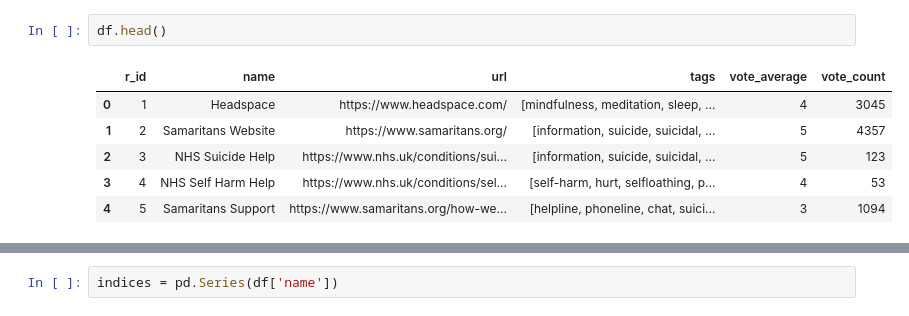
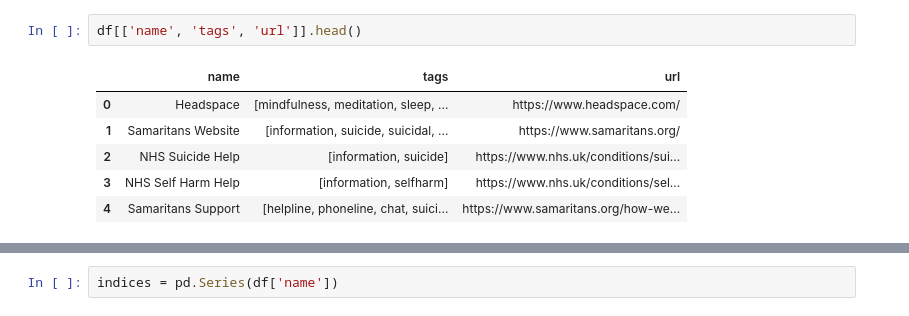
Before and after one commit to mahmedkhan/eleos, a Jupyter notebook: ResourceRecommendationEngine.ipynb, the cells around one changed output, grey strips where cells are left out. Drawn from its saved outputs; the diff is of its cells as text.

```diff
--- a/ResourceRecommendationEngine.ipynb
+++ b/ResourceRecommendationEngine.ipynb
@@ -7,9 +147,9 @@ df = pd.read_csv('resources.csv')
 # %%
-df.head()
+df[['name', 'tags', 'url']].head()
 # %% [output]
-|  | r_id | name | url | tags | vote_average | vote_count |
-| 0 | 1 | Headspace | https://www.headspace.com/ | [mindfulness, meditation, sleep, ... | 4 | 3045 |
-| 1 | 2 | Samaritans Website | https://www.samaritans.org/ | [information, suicide, suicidal, ... | 5 | 4357 |
-| 2 | 3 | NHS Suicide Help | https://www.nhs.uk/conditions/sui... | [information, suicide, suicidal, ... | 5 | 123 |
-| 3 | 4 | NHS Self Harm Help | https://www.nhs.uk/conditions/sel... | [self-harm, hurt, selfloathing, p... | 4 | 53 |
-| 4 | 5 | Samaritans Support | https://www.samaritans.org/how-we... | [helpline, phoneline, chat, suici... | 3 | 1094 |
+|  | name | tags | url |
+| 0 | Headspace | [mindfulness, meditation, sleep, ... | https://www.headspace.com/ |
+| 1 | Samaritans Website | [information, suicide, suicidal, ... | https://www.samaritans.org/ |
+| 2 | NHS Suicide Help | [information, suicide] | https://www.nhs.uk/conditions/sui... |
+| 3 | NHS Self Harm Help | [information, selfharm] | https://www.nhs.uk/conditions/sel... |
+| 4 | Samaritans Support | [helpline, phoneline, chat, suici... | https://www.samaritans.org/how-we... |
```
Also changed, not shown: parts of 35 cells of this notebook, 4 other files.
